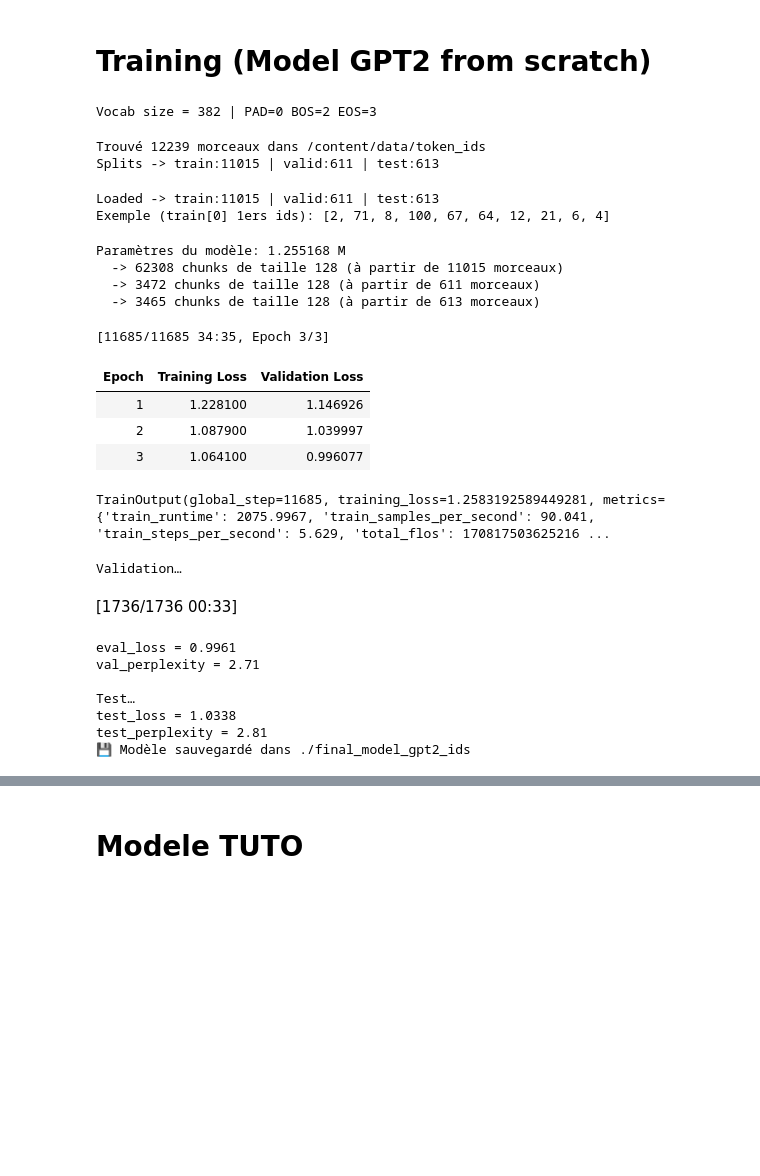
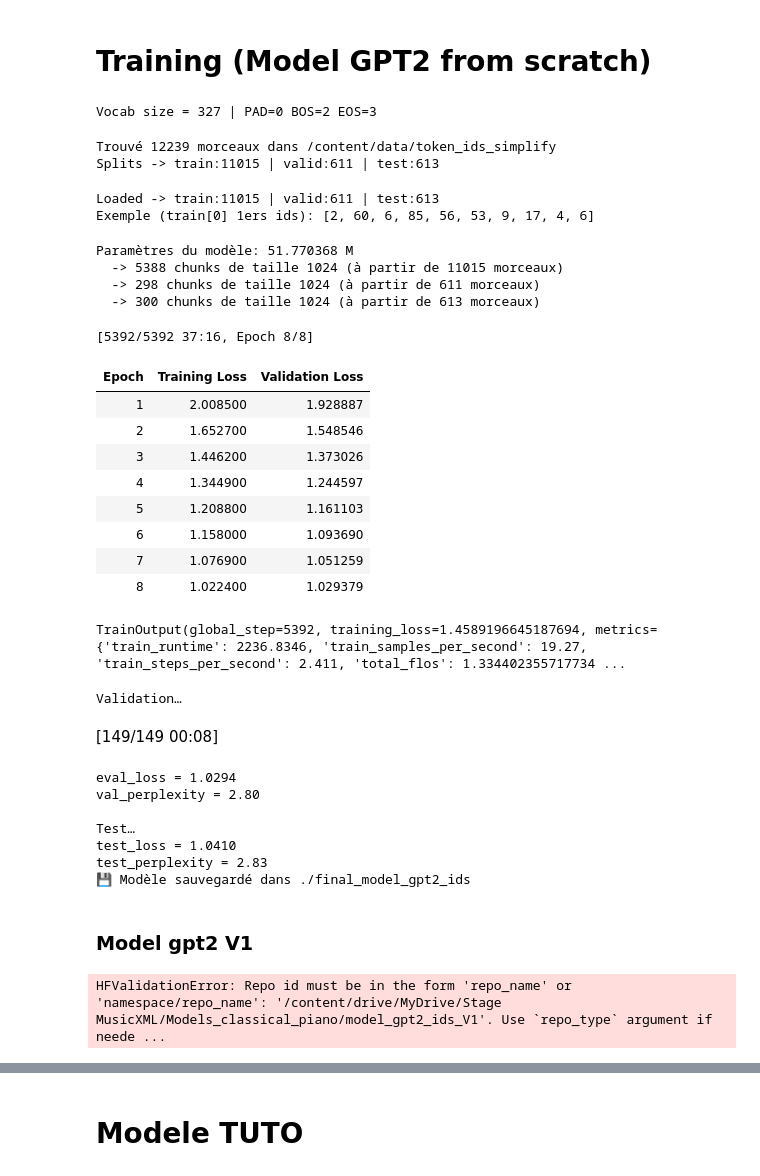
Before and after one commit to gomar0801/BachGen, a Jupyter notebook: notebooks/Pipeline complet BachGen.ipynb, the cells around one changed output, grey strips where cells are left out. Drawn from its saved outputs; the diff is of its cells as text; code cells hidden in the pictures; blank space fills up the shorter version.

```diff
--- a/notebooks/Pipeline complet BachGen.ipynb
+++ b/notebooks/Pipeline complet BachGen.ipynb
@@ -193,13 +195,11 @@ from io import StringIO
 from contextlib import redirect_stdout
 import csv
 
-from bachgen.score_to_tokens_solution_all2 import MusicXML_to_tokens
-
-SRC_DIR = Path("data/musicxml_classical_piano_convert")   # your .musicxml folder
-TOK_DIR = Path("data/tokens_classical_piano_convert")
+SRC_DIR = Path("/content/data/musicxml_classical_piano_convert")   # your .musicxml folder
+TOK_DIR = Path("data/tokens_classical_piano_simplify")
 TOK_DIR.mkdir(parents=True, exist_ok=True)
 
-STATS_CSV = Path("data/tokenization_stats.csv")
+STATS_CSV = Path("data/tokenization_stats_V2.csv")
 
 def tokenize_with_stats(xml_path: Path, note_name=True):
     """
@@ -226,7 +226,7 @@ def tokenize_with_stats(xml_path: Path, note_name=True):
     harmonize_events      = 0   # positions where harmonization line was printed
 
     for line in log:
-        if "[note_to_tokens] Traitement d'une note ou d'un groupe" in line:
+        if "[note_to_tokens] Traitement d'une note ou d'un groupe" in line or "CHORD_detecté" in line:
             total_notes_seen += 1
         elif "Note transparente détectée, ignorée" in line:
             transparent_ignored += 1
@@ -508,7 +510,7 @@ import json
 
 # 📂 Fichiers
 VOCAB_FILE = "/content/data/vocab/token2id.json"
-FILE_IDS = "/content/data/token_ids/QmP11jvbDJABdQVPs6W9x2ZrahPV25mqF8MHYfkpGhmc1s.ids.txt"  # exemple
+FILE_IDS = "/content/data/token_ids_simplify/QmP11jvbDJABdQVPs6W9x2ZrahPV25mqF8MHYfkpGhmc1s.ids.txt"  # exemple
 
 # 📥 Charger le vocabulaire
 with open(VOCAB_FILE, "r", encoding="utf-8") as f:
@@ -584,7 +586,7 @@ from pathlib import Path
 import os
 # %%
 VOCAB_PATH  = Path("/content/data/vocab/token2id.json")
-TOK_IDS_DIR = Path("/content/data/token_ids")
+TOK_IDS_DIR = Path("/content/data/token_ids_simplify")
 DATA_DIR    = Path("data/pretokenized_splits")
 
 DATA_DIR.mkdir(parents=True, exist_ok=True)
@@ -606,8 +608,10 @@ EOS_TOKEN_ID = _get_id("<EOS>", "<eos>", "EOS", default=2)
 
 print(f"Vocab size = {VOCAB_SIZE} | PAD={PAD_TOKEN_ID} BOS={BOS_TOKEN_ID} EOS={EOS_TOKEN_ID}")
 # %% [output]
-Vocab size = 382 | PAD=0 BOS=2 EOS=3
+Vocab size = 327 | PAD=0 BOS=2 EOS=3
 # %%
+import random
+
 def read_ids_file(path: Path) -> List[int]:
     txt = path.read_text(encoding="utf-8").strip()
     if not txt:
@@ -651,7 +655,7 @@ save_split(test_sequences,  DATA_DIR / "test_ids.txt")
 
 print(f"Splits -> train:{len(train_sequences)} | valid:{len(valid_sequences)} | test:{len(test_sequences)}")
 # %% [output]
-Trouvé 12239 morceaux dans /content/data/token_ids
+Trouvé 12239 morceaux dans /content/data/token_ids_simplify
 Splits -> train:11015 | valid:611 | test:613
 # %%
 def load_sequences_from_file(filepath: Path):
@@ -671,7 +675,7 @@ print(f"Loaded -> train:{len(train_sequences)} | valid:{len(valid_sequences)} |
 print("Exemple (train[0] 1ers ids):", train_sequences[0][:10])
 # %% [output]
 Loaded -> train:11015 | valid:611 | test:613
-Exemple (train[0] 1ers ids): [2, 71, 8, 100, 67, 64, 12, 21, 6, 4]
+Exemple (train[0] 1ers ids): [2, 60, 6, 85, 56, 53, 9, 17, 4, 6]
 # %%
 class PostTokenizedDataset(Dataset):
     def __init__(self, sequences, block_size=128):
@@ -699,15 +703,15 @@ class SimpleDataCollator:
         labels    = torch.stack([b["labels"] for b in batch])
         return {"input_ids": input_ids, "labels": labels}
 # %%
-MAX_LENGTH = 128   # contexte (tu peux tester 512 si ça tient en RAM/VRAM)
+MAX_LENGTH = 1024   # contexte (tu peux tester 512 si ça tient en RAM/VRAM)
 
 config = GPT2Config(
     vocab_size=VOCAB_SIZE,
     n_positions=MAX_LENGTH,
     n_ctx=MAX_LENGTH,
-    n_embd=128,   # un peu plus large qu'exemple tuto
-    n_layer=6,
-    n_head=8,
+    n_embd=1024,   # un peu plus large qu'exemple tuto
+    n_layer=4,
+    n_head=4,
     bos_token_id=BOS_TOKEN_ID,
     eos_token_id=EOS_TOKEN_ID,
     pad_token_id=PAD_TOKEN_ID
@@ -722,46 +726,52 @@ test_dataset  = PostTokenizedDataset(test_sequences,  block_size=MAX_LENGTH)
 
 training_args = TrainingArguments(
     output_dir="./gpt2-musicxml-ids",
     overwrite_output_dir=True,
-    num_train_epochs=3,
+    num_train_epochs=8,
     per_device_train_batch_size=2,
     per_device_eval_batch_size=2,
-    gradient_accumulation_steps=8,   # utile si GPU modeste
-    learning_rate=5e-4,
+    gradient_accumulation_steps=4,   # utile si GPU modeste
+    learning_rate=3e-4,
     warmup_steps=200,
     weight_decay=0.01,
     eval_strategy="epoch",
     save_strategy="epoch",
     save_total_limit=2,
     logging_dir="./logs",
     logging_steps=50,
     fp16=torch.cuda.is_available(),
     dataloader_num_workers=0,
     push_to_hub=False,
     report_to="none",
 )
 
 trainer = Trainer(
     model=model,
     args=training_args,
     train_dataset=train_dataset,
     eval_dataset=valid_dataset,
     data_collator=SimpleDataCollator(),
 )
 
 trainer.train()
 # %% [output]
-Paramètres du modèle: 1.255168 M
-  -> 62308 chunks de taille 128 (à partir de 11015 morceaux)
-  -> 3472 chunks de taille 128 (à partir de 611 morceaux)
-  -> 3465 chunks de taille 128 (à partir de 613 morceaux)
+Paramètres du modèle: 51.770368 M
+  -> 5388 chunks de taille 1024 (à partir de 11015 morceaux)
+  -> 298 chunks de taille 1024 (à partir de 611 morceaux)
+  -> 300 chunks de taille 1024 (à partir de 613 morceaux)
-[11685/11685 34:35, Epoch 3/3]
+[5392/5392 37:16, Epoch 8/8]
 | Epoch | Training Loss | Validation Loss |
-| 1 | 1.228100 | 1.146926 |
-| 2 | 1.087900 | 1.039997 |
-| 3 | 1.064100 | 0.996077 |
+| 1 | 2.008500 | 1.928887 |
+| 2 | 1.652700 | 1.548546 |
+| 3 | 1.446200 | 1.373026 |
+| 4 | 1.344900 | 1.244597 |
+| 5 | 1.208800 | 1.161103 |
+| 6 | 1.158000 | 1.093690 |
+| 7 | 1.076900 | 1.051259 |
+| 8 | 1.022400 | 1.029379 |
-TrainOutput(global_step=11685, training_loss=1.2583192589449281, metrics={'train_runtime': 2075.9967, 'train_samples_per_second': 90.041, 'train_steps_per_second': 5.629, 'total_flos': 170817503625216 ...
+TrainOutput(global_step=5392, training_loss=1.4589196645187694, metrics={'train_runtime': 2236.8346, 'train_samples_per_second': 19.27, 'train_steps_per_second': 2.411, 'total_flos': 1.334402355717734 ...
 # %%
+import math
 print("\nValidation…")
 eval_results = trainer.evaluate()
 print(f"eval_loss = {eval_results['eval_loss']:.4f}")
@@ -778,12 +788,12 @@ trainer.save_model("./final_model_gpt2_ids")
 print("💾 Modèle sauvegardé dans ./final_model_gpt2_ids")
 # %% [output]
 Validation…
-[1736/1736 00:33]
+[149/149 00:08]
-eval_loss = 0.9961
-val_perplexity = 2.71
+eval_loss = 1.0294
+val_perplexity = 2.80
 
 Test…
-test_loss = 1.0338
-test_perplexity = 2.81
+test_loss = 1.0410
+test_perplexity = 2.83
 💾 Modèle sauvegardé dans ./final_model_gpt2_ids
 # %%
@@ -790,0 +801,6 @@ trainer.save_model("/content/drive/MyDrive/Stage MusicXML/Models_classical_piano
+# %% [markdown]
+### Model gpt2 V1
+# %%
+model = GPT2LMHeadModel.from_pretrained("/content/drive/MyDrive/Stage MusicXML/Models_classical_piano/model_gpt2_ids_V1")
+# %% [output]
+HFValidationError: Repo id must be in the form 'repo_name' or 'namespace/repo_name': '/content/drive/MyDrive/Stage MusicXML/Models_classical_piano/model_gpt2_ids_V1'. Use `repo_type` argument if neede ...
```
Also changed, not shown: parts of 20 cells of this notebook.
